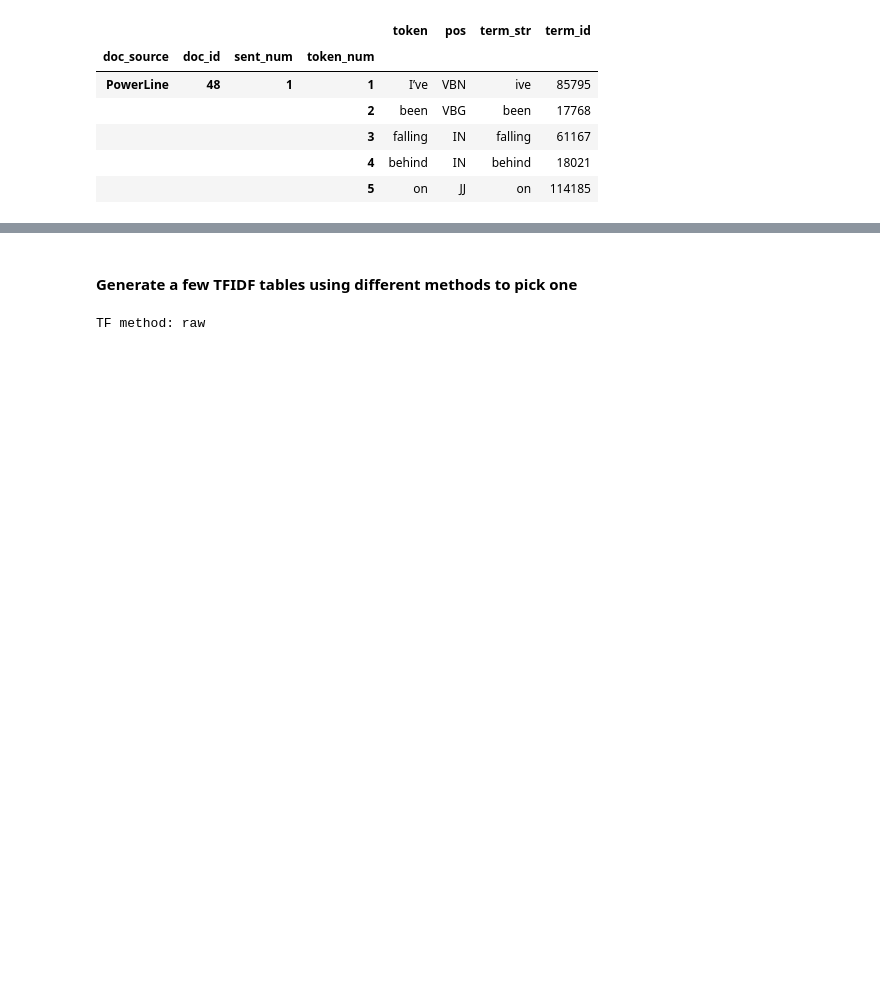
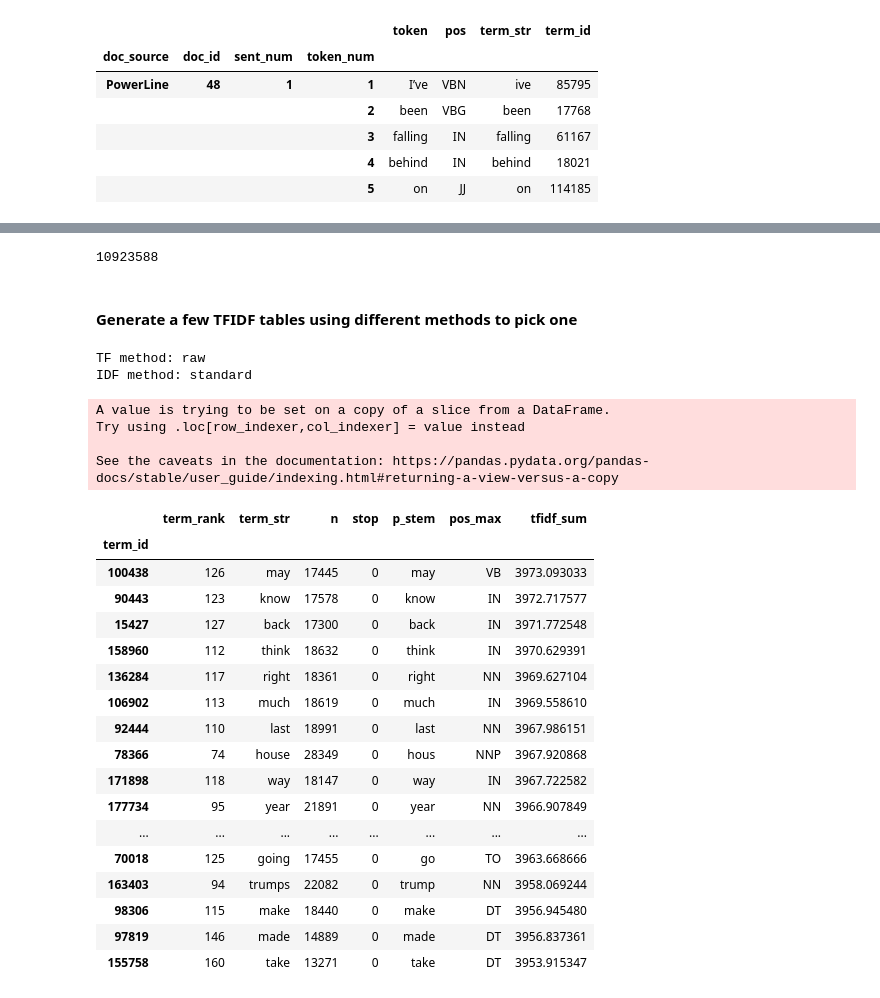
Before and after one commit to matthew-e-thomas/NLP_Project_Newzy, a Jupyter notebook: TFIDF_3.ipynb, the cells around one changed output, grey strips where cells are left out. Drawn from its saved outputs; the diff is of its cells as text; code cells hidden in the pictures; blank space fills up the shorter version.

Commit message:
updated .gitignore and tfidf

```diff
--- a/TFIDF_3.ipynb
+++ b/TFIDF_3.ipynb
@@ -70,3 +70,10 @@ len(TOKEN)
+# %%
+VSHORT = VSHORT[VSHORT.stop != 1]
+TOKEN2 = TOKEN[TOKEN.term_id.isin(VSHORT.index)]
+# %%
+len(TOKEN2)
+# %% [output]
+10923588
 # %%
 def createTFIDF(TOKEN, bag=articles, count_method='c', tf_method='raw', idf_method='standard'):
     '''Creates TFIDF table using specified method'''
@@ -107,7 +114,8 @@ def createTFIDF(TOKEN, bag=articles, count_method='c', tf_method='raw', idf_meth
     return TFIDF
 # %% [markdown]
 #### Generate a few TFIDF tables using different methods to pick one
-# %%
-createTFIDF(TOKEN)
-# %% [output]
-TF method: raw
+# %%
+TFIDF1 = createTFIDF(TOKEN2)
+# %% [output]
+TF method: raw
+IDF method: standard
@@ -113,0 +124,29 @@ TF method: raw
+# %%
+VOCAB['tfidf_sum'] = TFIDF1.sum().copy()
+VSHORT['tfidf_sum'] = TFIDF1.sum().copy()
+# %% [output]
+A value is trying to be set on a copy of a slice from a DataFrame.
+Try using .loc[row_indexer,col_indexer] = value instead
+
+See the caveats in the documentation: https://pandas.pydata.org/pandas-docs/stable/user_guide/indexing.html#returning-a-view-versus-a-copy
+# %%
+VOCAB.sort_values('tfidf_sum', ascending=False).head(20).style.background_gradient(cmap='PuBuGn')
+# %% [output]
+|  | term_rank | term_str | n | stop | p_stem | pos_max | tfidf_sum |
+| term_id |  |  |  |  |  |  |  |
+| 100438 | 126 | may | 17445 | 0 | may | VB | 3973.093033 |
+| 90443 | 123 | know | 17578 | 0 | know | IN | 3972.717577 |
+| 15427 | 127 | back | 17300 | 0 | back | IN | 3971.772548 |
+| 158960 | 112 | think | 18632 | 0 | think | IN | 3970.629391 |
+| 136284 | 117 | right | 18361 | 0 | right | NN | 3969.627104 |
+| 106902 | 113 | much | 18619 | 0 | much | IN | 3969.558610 |
+| 92444 | 110 | last | 18991 | 0 | last | NN | 3967.986151 |
+| 78366 | 74 | house | 28349 | 0 | hous | NNP | 3967.920868 |
+| 171898 | 118 | way | 18147 | 0 | way | IN | 3967.722582 |
+| 177734 | 95 | year | 21891 | 0 | year | NN | 3966.907849 |
+| ... | ... | ... | ... | ... | ... | ... | ... |
+| 70018 | 125 | going | 17455 | 0 | go | TO | 3963.668666 |
+| 163403 | 94 | trumps | 22082 | 0 | trump | NN | 3958.069244 |
+| 98306 | 115 | make | 18440 | 0 | make | DT | 3956.945480 |
+| 97819 | 146 | made | 14889 | 0 | made | DT | 3956.837361 |
+| 155758 | 160 | take | 13271 | 0 | take | DT | 3953.915347 |
```
Also changed, not shown: parts of 20 cells of this notebook, 1 other file.
